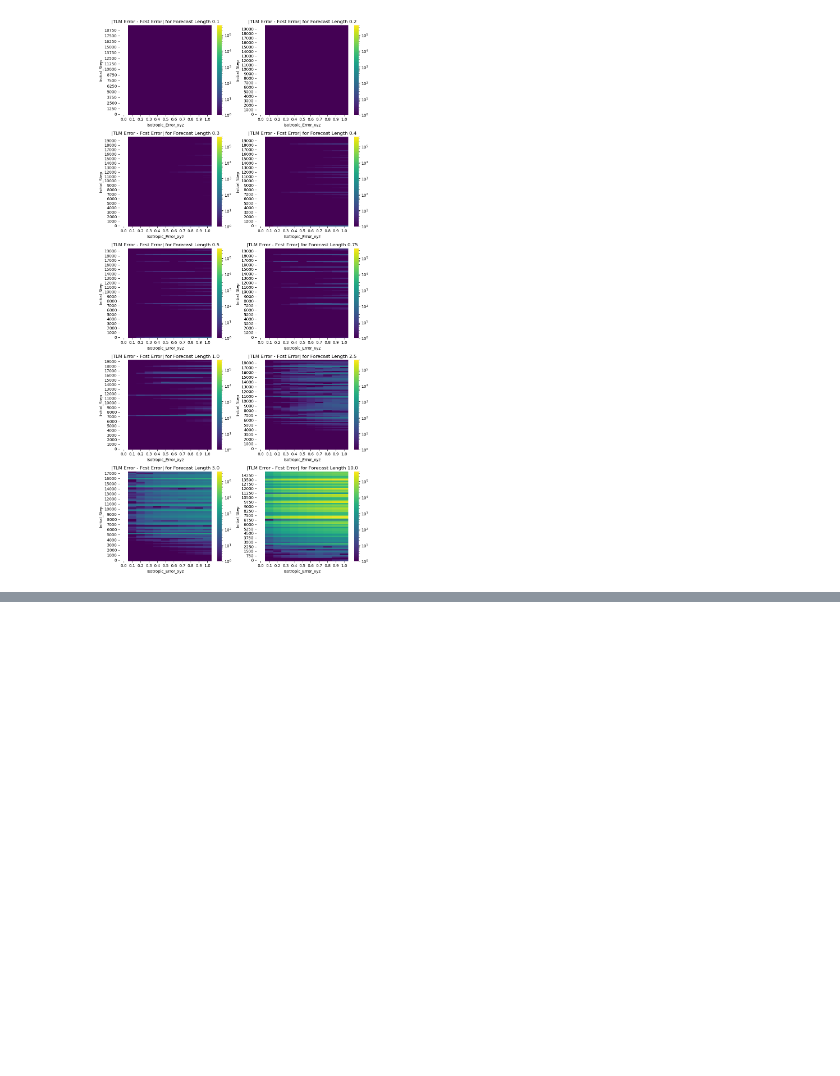
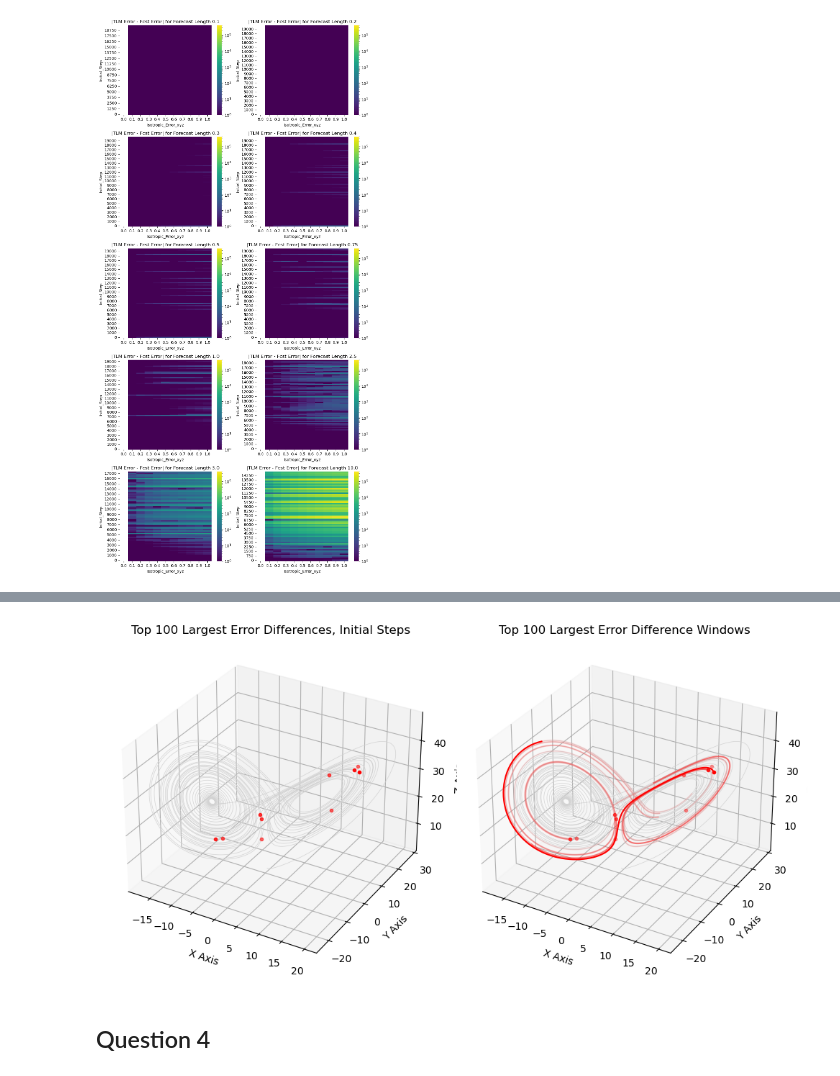
Before and after one commit to AidanJanney/ATOC4500_F24, a Jupyter notebook: Project_1/Project_1.ipynb, the cells around one changed output, grey strips where cells are left out. Cells and saved outputs as stored; diff of their text form; code cells hidden in the pictures; blank space fills up the shorter version.

```diff
--- a/Project_1/Project_1.ipynb
+++ b/Project_1/Project_1.ipynb
@@ -594,0 +732,7 @@ plt.savefig('./Images_Project_1/q1_mean_perturbation')
+# %%
+if question_1:
+    ## Computing the Mean to Find the Largest Discrepancies
+    error_difference['Mean_Difference'] = error_difference.mean(axis=1)
+    non_linear_top = error_difference.sort_values(by=['Mean_Difference'], ascending=False).head(10)
+    non_linear_top
+    #print(non_linear_top.to_latex(formatters={"name": str.upper},float_format="{:.1f}".format))
@@ -594,0 +742,30 @@ plt.savefig('./Images_Project_1/q1_mean_perturbation')
+# %%
+
+plt.rcParams["figure.figsize"] = [10,10]
+fig, (ax,ax1)= plt.subplots(1,2,subplot_kw={'projection': '3d'})
+#ax = fig.add_subplot(111, projection='3d')
+#ax1 = fig.add_subplot(121, projection = '3d')# Updated line
+
+ax.plot(xtraj, ytraj, ztraj, lw=0.5, color='lightgray')
+ax1.plot(xtraj, ytraj, ztraj, lw=0.5, color='lightgray')
+
+for i,coord in enumerate(list(non_linear_top.index.values)):
+    ax.plot(xtraj[coord],ytraj[coord],ztraj[coord], color='red', marker='o', markersize = 3,alpha=1/((0.1*i+1)))
+    ax1.plot(xtraj[coord],ytraj[coord],ztraj[coord], color='red', marker='o', markersize = 3,alpha=1/((0.23*i+1)))
+    ax1.plot(xtraj[coord:coord+500],ytraj[coord:coord+500],ztraj[coord:coord+500],color = 'red',alpha=1/((i+1)))
+#ax.plot(xtrue, ytrue, ztrue, lw=0.5, color='red')
+#ax.plot(xfcst, yfcst, zfcst, lw = 0.5, color='blue')
+
+ax.set_xlabel("X Axis")
+ax.set_ylabel("Y Axis")
+ax.set_zlabel("Z Axis")
+ax.set_title("Top 100 Largest Error Differences, Initial Steps")
+ax1.set_xlabel("X Axis")
+ax1.set_ylabel("Y Axis")
+ax1.set_zlabel("Z Axis")
+ax1.set_title("Top 100 Largest Error Difference Windows")
+
+plt.savefig('./Images_Project_1/q3_TLM_freq.png', format='png', dpi=150, bbox_inches='tight')
+plt.show()
+# %% [output]
+[figure, added]
@@ -594,0 +784,2 @@ plt.savefig('./Images_Project_1/q1_mean_perturbation')
+# %% [markdown]
+## Question 4 ##
```
Also changed, not shown: parts of 16 cells of this notebook, 3 other files.
